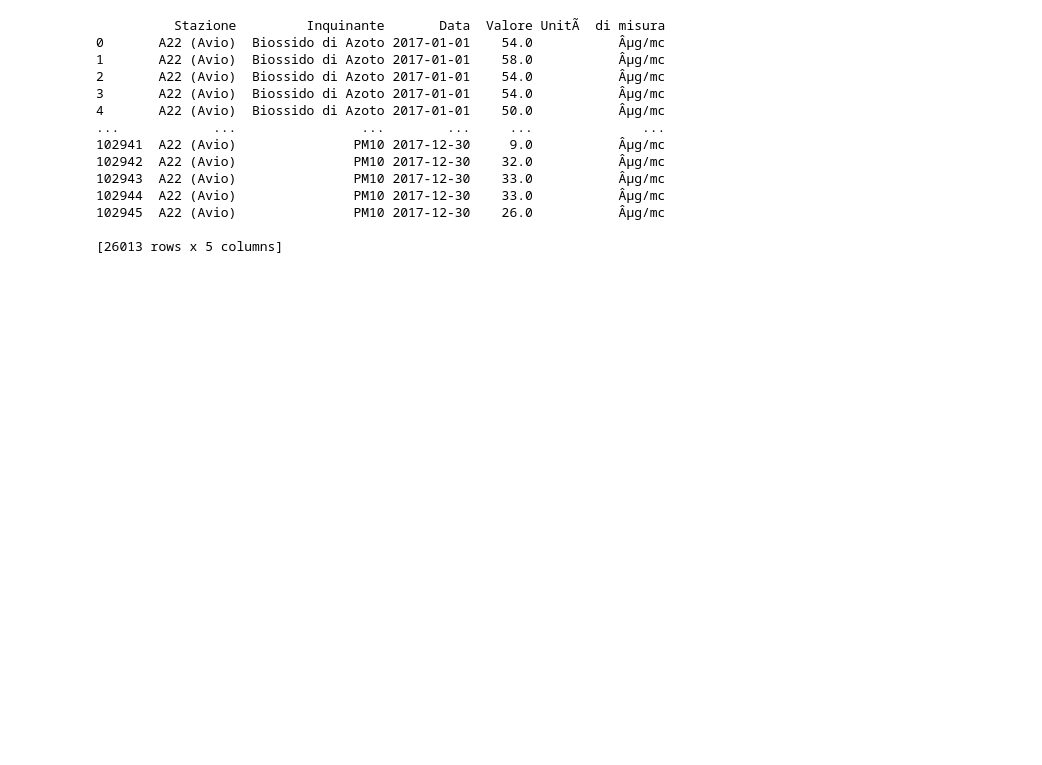
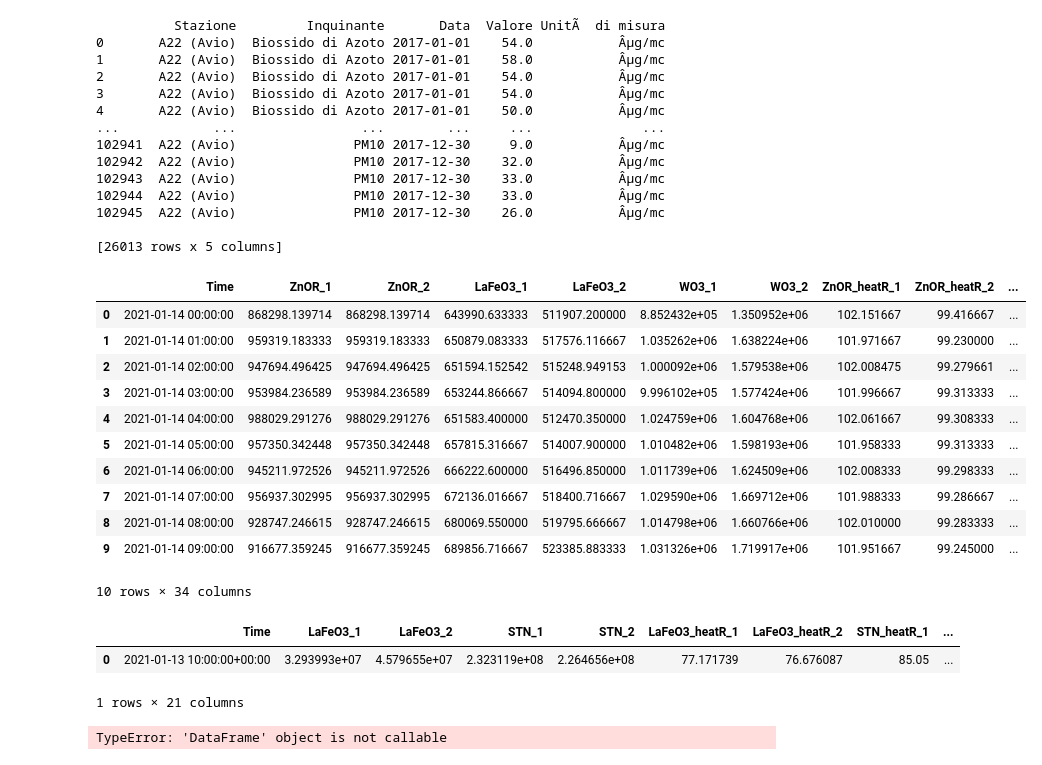
Before and after one commit to WebValley2022/webvalley-dashboard, a Jupyter notebook: Davide1.ipynb, the cells around one changed output. Cells and saved outputs as stored; diff of their text form; code cells hidden in the pictures; blank space fills up the shorter version.

```diff
--- a/Davide1.ipynb
+++ b/Davide1.ipynb
@@ -292,3 +292,44 @@ print(AsseX)
 102945  A22 (Avio)               PM10 2017-12-30    26.0           Âµg/mc
 
 [26013 rows x 5 columns]
+# %%
+import pandas as pd
+import numpy as np
+from matplotlib import pyplot as plt
+import seaborn as sns
+import altair as alt
+
+dfFBK1 = pd.read_csv('appa_hr_crop_withCreated.csv', encoding='windows-1252')
+dfFBK1.head(10)
+# %% [output]
+|  | Time | ZnOR_1 | ZnOR_2 | LaFeO3_1 | LaFeO3_2 | WO3_1 | WO3_2 | ZnOR_heatR_1 | ZnOR_heatR_2 | ... |
+| 0 | 2021-01-14 00:00:00 | 868298.139714 | 868298.139714 | 643990.633333 | 511907.200000 | 8.852432e+05 | 1.350952e+06 | 102.151667 | 99.416667 | ... |
+| 1 | 2021-01-14 01:00:00 | 959319.183333 | 959319.183333 | 650879.083333 | 517576.116667 | 1.035262e+06 | 1.638224e+06 | 101.971667 | 99.230000 | ... |
+| 2 | 2021-01-14 02:00:00 | 947694.496425 | 947694.496425 | 651594.152542 | 515248.949153 | 1.000092e+06 | 1.579538e+06 | 102.008475 | 99.279661 | ... |
+| 3 | 2021-01-14 03:00:00 | 953984.236589 | 953984.236589 | 653244.866667 | 514094.800000 | 9.996102e+05 | 1.577424e+06 | 101.996667 | 99.313333 | ... |
+| 4 | 2021-01-14 04:00:00 | 988029.291276 | 988029.291276 | 651583.400000 | 512470.350000 | 1.024759e+06 | 1.604768e+06 | 102.061667 | 99.308333 | ... |
+| 5 | 2021-01-14 05:00:00 | 957350.342448 | 957350.342448 | 657815.316667 | 514007.900000 | 1.010482e+06 | 1.598193e+06 | 101.958333 | 99.313333 | ... |
+| 6 | 2021-01-14 06:00:00 | 945211.972526 | 945211.972526 | 666222.600000 | 516496.850000 | 1.011739e+06 | 1.624509e+06 | 102.008333 | 99.298333 | ... |
+| 7 | 2021-01-14 07:00:00 | 956937.302995 | 956937.302995 | 672136.016667 | 518400.716667 | 1.029590e+06 | 1.669712e+06 | 101.988333 | 99.286667 | ... |
+| 8 | 2021-01-14 08:00:00 | 928747.246615 | 928747.246615 | 680069.550000 | 519795.666667 | 1.014798e+06 | 1.660766e+06 | 102.010000 | 99.283333 | ... |
+| 9 | 2021-01-14 09:00:00 | 916677.359245 | 916677.359245 | 689856.716667 | 523385.883333 | 1.031326e+06 | 1.719917e+06 | 101.951667 | 99.245000 | ... |
+10 rows × 34 columns
+# %%
+import pandas as pd
+import numpy as np
+from matplotlib import pyplot as plt
+import seaborn as sns
+import altair as alt
+
+dfFBK1 = pd.read_csv('appa_hr_crop_withCreated.csv', encoding='windows-1252')
+dfFBK1.head(10)
+dfFBK1.drop(dfFBK1.columns[[]])
+dfFBK1.head(1)
+# %% [output]
+|  | Time | LaFeO3_1 | LaFeO3_2 | STN_1 | STN_2 | LaFeO3_heatR_1 | LaFeO3_heatR_2 | STN_heatR_1 | ... |
+| 0 | 2021-01-13 10:00:00+00:00 | 3.293993e+07 | 4.579655e+07 | 2.323119e+08 | 2.264656e+08 | 77.171739 | 76.676087 | 85.05 | ... |
+1 rows × 21 columns
+# %%
+list(dfFBK1)
+# %% [output]
+TypeError: 'DataFrame' object is not callable
```
